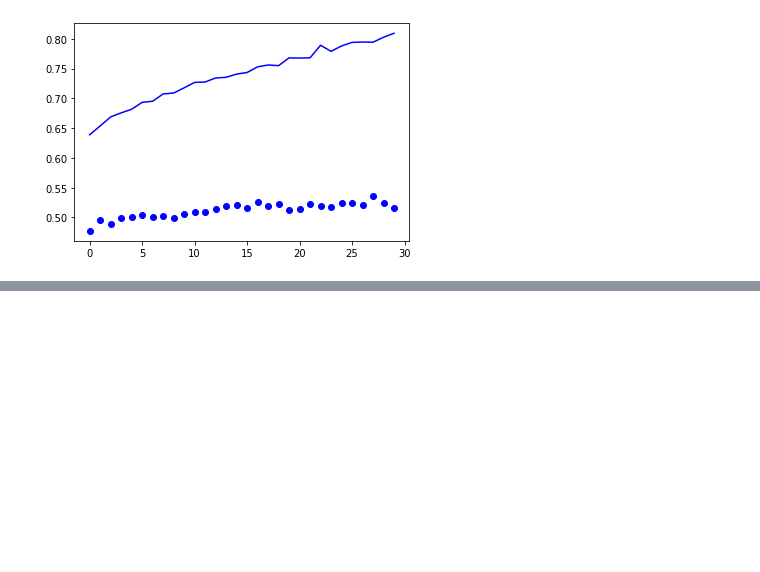
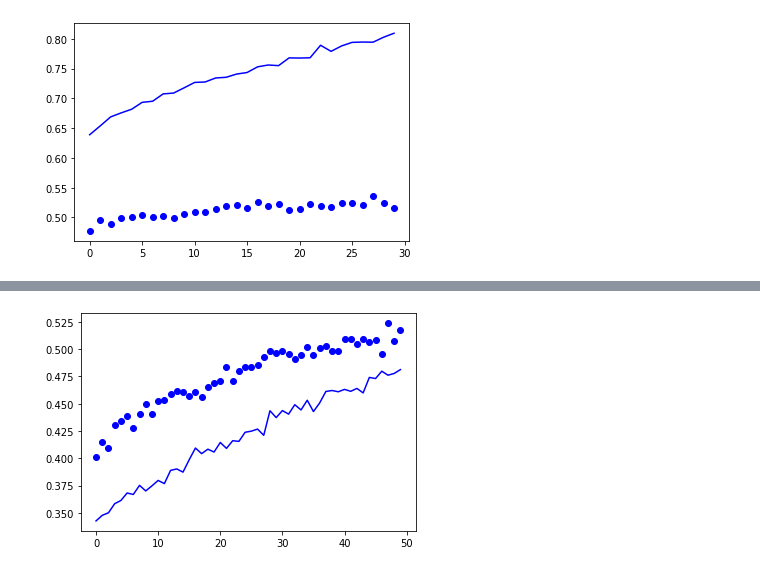
Before and after one commit to Cycyplay/M2_DeepLearning_Classification, a Jupyter notebook: Deep_Learning_Projet_Classification_Version_Réseau_Existant.ipynb, the cells around one changed output, grey strips where cells are left out. Cells and saved outputs as stored; diff of their text form; code cells hidden in the pictures; blank space fills up the shorter version.

```diff
--- a/Deep_Learning_Projet_Classification_Version_Réseau_Existant.ipynb
+++ b/Deep_Learning_Projet_Classification_Version_Réseau_Existant.ipynb
@@ -308,0 +396,12 @@ model.save_weights("drive/MyDrive/DeepLearning_Dataset/model_1_pretrained_weight
+# %%
+base_model.trainable = True
+for layer in base_model.layers[:-4]:
+ layer.trainable = False
+
+model.compile(loss="SparseCategoricalCrossentropy",
+  optimizer=keras.optimizers.RMSprop(learning_rate=1e-5),
+  metrics=["accuracy"])
+
+# # we train our model again (this time fine-tuning the top 2 inception blocks
+# # alongside the top Dense layers
+history = model.fit(tensor_x_train, tensor_y_train, verbose=True, batch_size=128, epochs=50, validation_data=(tensor_x_test, tensor_y_test))
@@ -308,0 +447,9 @@ model.save_weights("drive/MyDrive/DeepLearning_Dataset/model_1_pretrained_weight
+# %%
+import matplotlib.pyplot as plt
+plt.plot(history.history["accuracy"], "b")
+plt.plot(history.history["val_accuracy"], "bo")
+
+test_loss, test_accuracy = model.evaluate(x_test, y_test)
+print("Test accuracy: {}".format(test_accuracy))
+print("Test loss: {}".format(test_loss))
+# %% [output]
@@ -308,0 +459 @@ model.save_weights("drive/MyDrive/DeepLearning_Dataset/model_1_pretrained_weight
+[figure, added]
```
Also changed, not shown: parts of 6 cells of this notebook.
